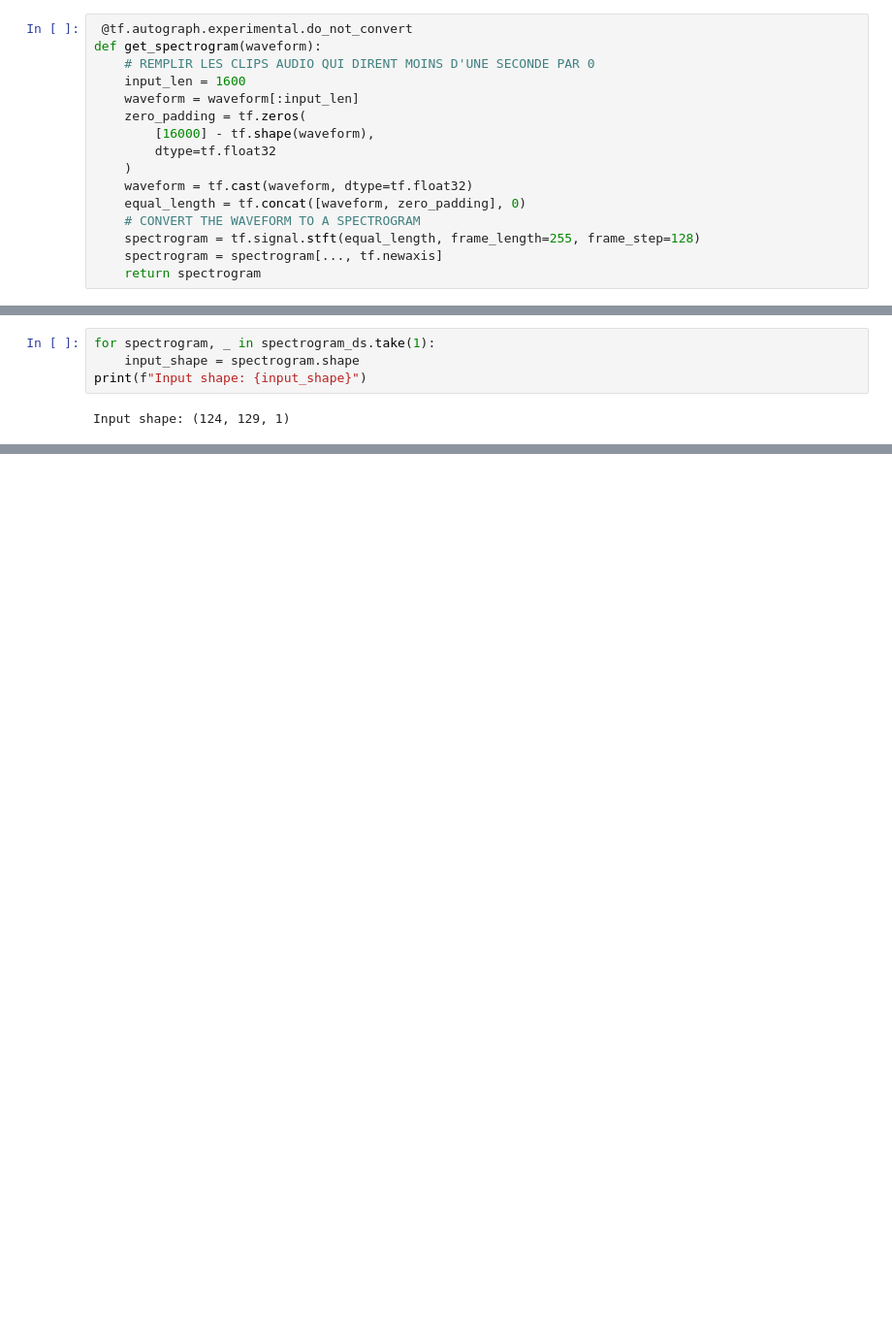
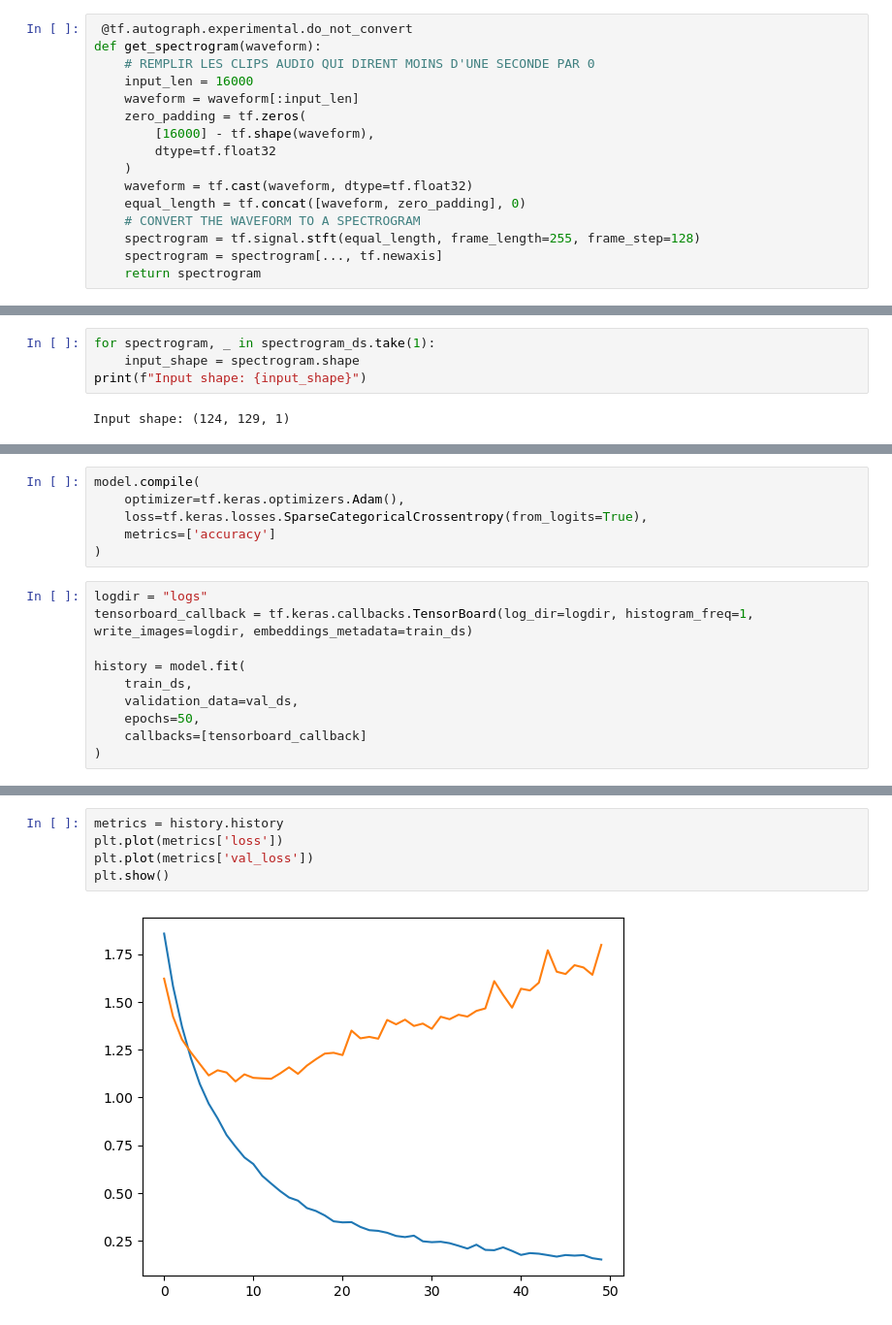
Before and after one commit to Loyolan/tensorflow-speech-recognition, a Jupyter notebook: tensorflow_speech_recognition.ipynb, the cells around one changed output, grey strips where cells are left out. Shown: that part at 97% size. Saved outputs shown, nothing was run; the diff lists cells and outputs as text; blank space fills up the shorter version.

```diff
--- a/tensorflow_speech_recognition.ipynb
+++ b/tensorflow_speech_recognition.ipynb
@@ -103,7 +103,7 @@ plt.show()
  @tf.autograph.experimental.do_not_convert
 def get_spectrogram(waveform):
     # REMPLIR LES CLIPS AUDIO QUI DIRENT MOINS D'UNE SECONDE PAR 0
-    input_len = 1600
+    input_len = 16000
     waveform = waveform[:input_len]
     zero_padding = tf.zeros(
         [16000] - tf.shape(waveform),
@@ -223,0 +242,16 @@ model.summary()
+# %%
+model.compile(
+    optimizer=tf.keras.optimizers.Adam(),
+    loss=tf.keras.losses.SparseCategoricalCrossentropy(from_logits=True),
+    metrics=['accuracy']
+)
+# %%
+logdir = "logs"
+tensorboard_callback = tf.keras.callbacks.TensorBoard(log_dir=logdir, histogram_freq=1, write_images=logdir, embeddings_metadata=train_ds)
+
+history = model.fit(
+    train_ds,
+    validation_data=val_ds,
+    epochs=50,
+    callbacks=[tensorboard_callback]
+)
@@ -223,0 +276,7 @@ model.summary()
+# %%
+metrics = history.history
+plt.plot(metrics['loss'])
+plt.plot(metrics['val_loss'])
+plt.show()
+# %% [output]
+[figure, added]
```
Also changed, not shown: parts of 15 cells of this notebook.
